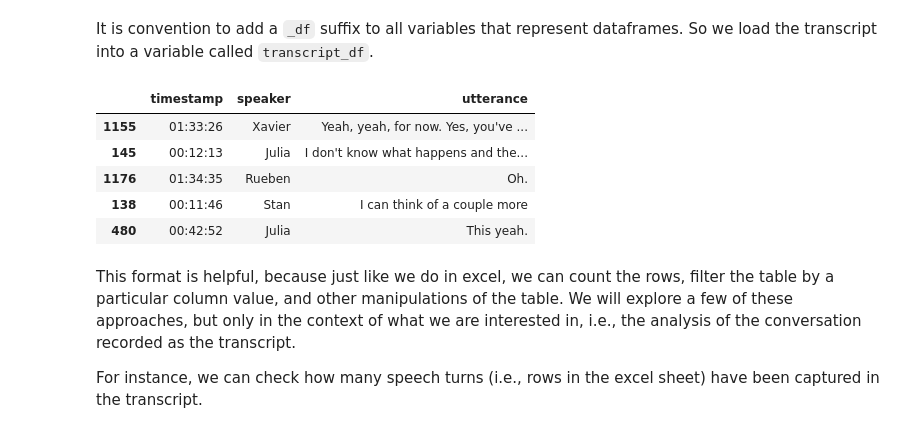
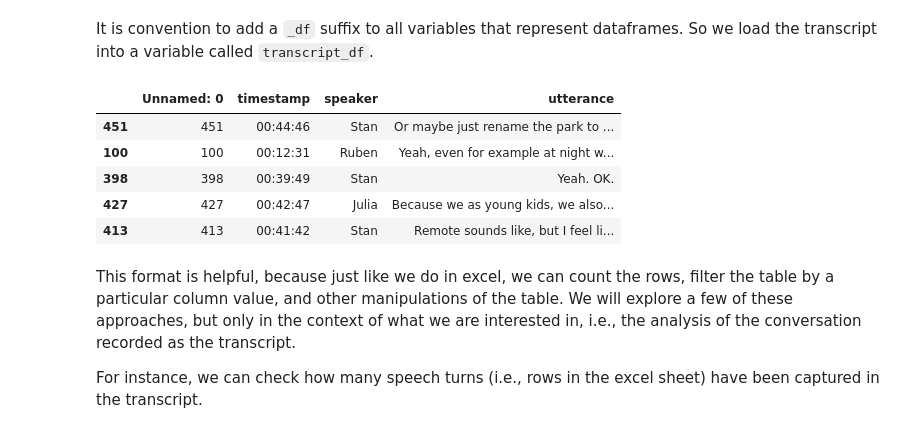
Before and after one commit to shupaship/butter, a Jupyter notebook: 03-reading-transcript-files.ipynb, the cells around one changed output. Saved outputs shown, nothing was run; the diff lists cells and outputs as text; code cells hidden in the pictures.

```diff
--- a/03-reading-transcript-files.ipynb
+++ b/03-reading-transcript-files.ipynb
@@ -14,16 +14,16 @@ import pandas as pd
 # %% [markdown]
 It is convention to add a `_df` suffix to all variables that represent dataframes. So we load the transcript into a variable called `transcript_df`.
 # %%
-transcript_df = pd.read_excel('/content/xavier-transcript(1).xlsx')
+transcript_df = pd.read_excel('/content/Finalised Transcript Final Assignment.xlsx')
 # Print a random sample of the dataframe, showing 5 rows.
 transcript_df.sample(5)
 # %% [output]
-|  | timestamp | speaker | utterance |
-| 1155 | 01:33:26 | Xavier | Yeah, yeah, for now. Yes, you've ... |
-| 145 | 00:12:13 | Julia | I don't know what happens and the... |
-| 1176 | 01:34:35 | Rueben | Oh. |
-| 138 | 00:11:46 | Stan | I can think of a couple more |
-| 480 | 00:42:52 | Julia | This yeah. |
+|  | Unnamed: 0 | timestamp | speaker | utterance |
+| 451 | 451 | 00:44:46 | Stan | Or maybe just rename the park to ... |
+| 100 | 100 | 00:12:31 | Ruben | Yeah, even for example at night w... |
+| 398 | 398 | 00:39:49 | Stan | Yeah. OK. |
+| 427 | 427 | 00:42:47 | Julia | Because we as young kids, we also... |
+| 413 | 413 | 00:41:42 | Stan | Remote sounds like, but I feel li... |
 # %% [markdown]
 This format is helpful, because just like we do in excel, we can count the rows, filter the table by a particular column value, and other manipulations of the table. We will explore a few of these approaches, but only in the context of what we are interested in, i.e., the analysis of the conversation recorded as the transcript.
 
```
Also changed, not shown: parts of 18 cells of this notebook.
